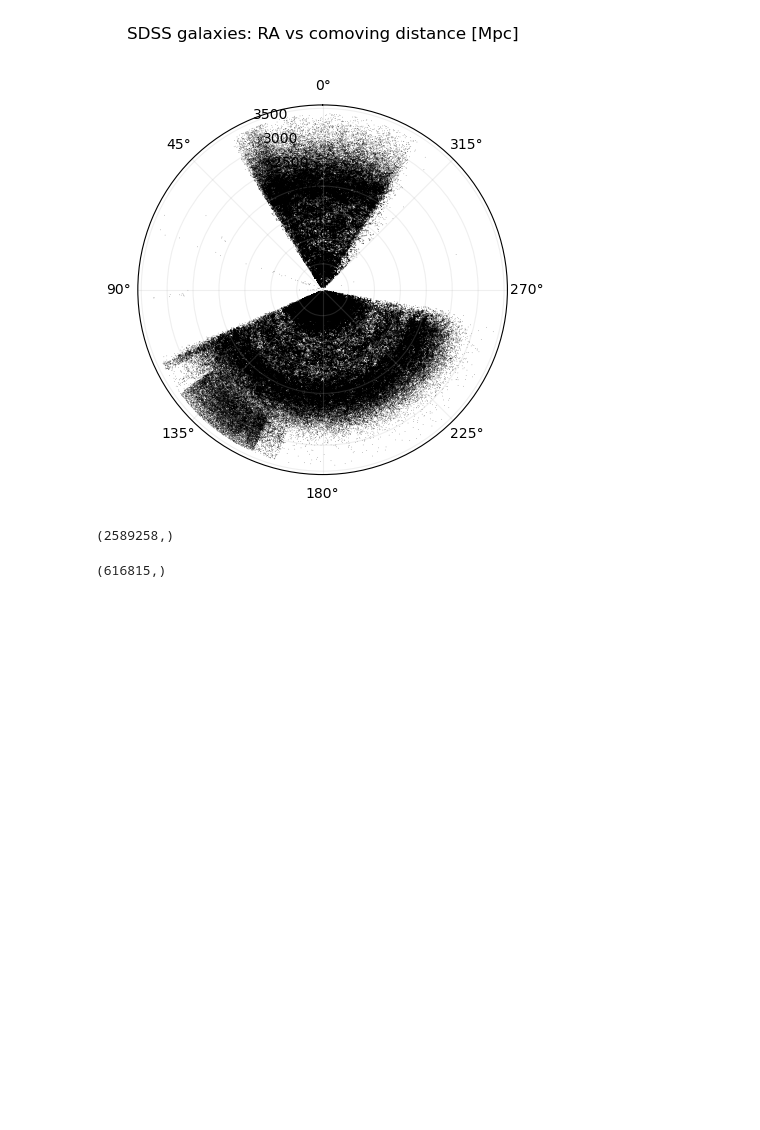
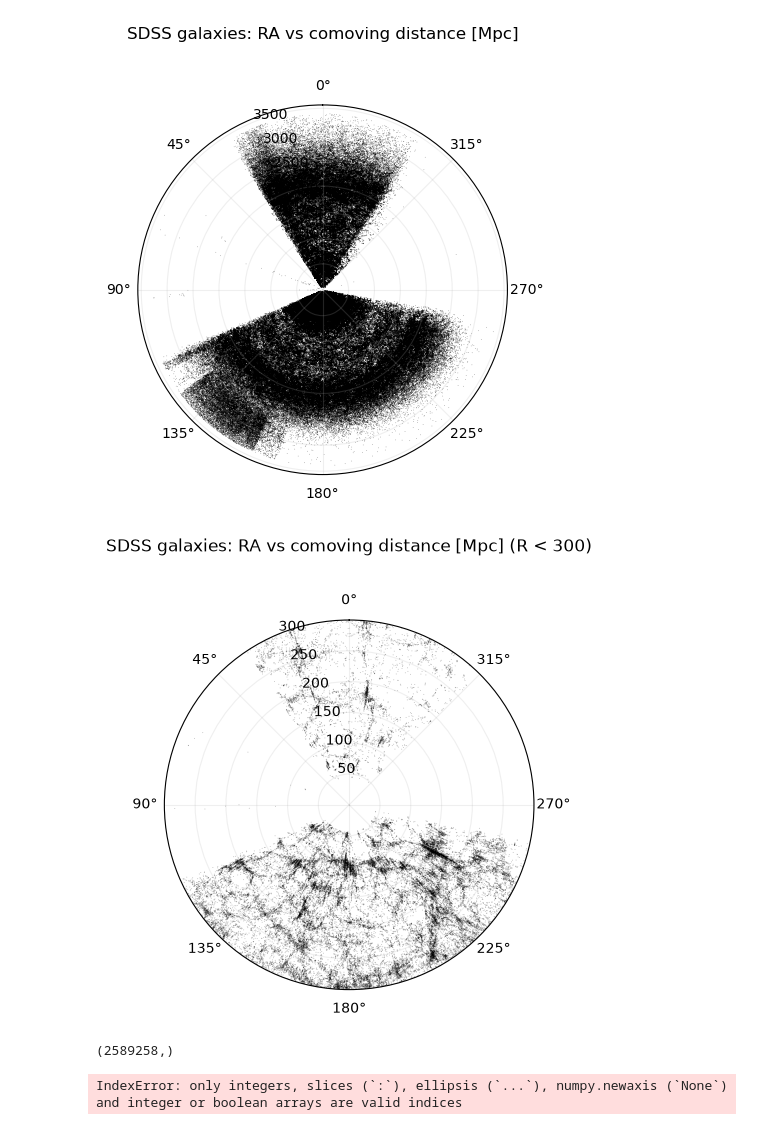
Before and after one commit to glassofmilka/indigo_astrophysics_project, a Jupyter notebook: sdss/astroquery/larger_s_range_astroquery.ipynb, the cells around one changed output. Saved outputs shown, nothing was run; the diff lists cells and outputs as text; code cells hidden in the pictures; blank space fills up the shorter version.

Commit message:
hw for 8/28: updating the sdss astroquery void plots

```diff
--- a/sdss/astroquery/larger_s_range_astroquery.ipynb
+++ b/sdss/astroquery/larger_s_range_astroquery.ipynb
@@ -110,6 +115,22 @@ plt.savefig("SDSS polar graph more redshift.png")
 plt.show()
 # %% [output]
 [figure]
+# %%
+RMax = 300   # Mpc, use 100 for the Illustris-3 comparison
+d = comoving_distance.value
+sel = (dec > 10) & (dec < 24.4) & (d < RMax)
+
+ax = plt.subplot(111, projection="polar")
+ax.scatter(np.deg2rad(ra[sel]), d[sel], s=0.5, c="k", alpha=0.25, edgecolors="none")
+ax.set_theta_zero_location("N")
+ax.set_thetamin(0); ax.set_thetamax(360)
+ax.set_rmax(RMax)
+ax.grid(alpha=0.2)
+ax.set_title(f"SDSS galaxies: RA vs comoving distance [Mpc] (R < {RMax})\n", pad=16)
+plt.savefig(f"SDSS_polar_Rmax{RMax}.png", dpi=150)
+plt.show()
+# %% [output]
+[figure, added]
 # %%
 d.shape
 # %% [output]
@@ -117,4 +138,4 @@ d.shape
 # %%
 d[slice].shape
 # %% [output]
-(616815,)
+IndexError: only integers, slices (`:`), ellipsis (`...`), numpy.newaxis (`None`) and integer or boolean arrays are valid indices
```
Also changed, not shown: parts of 2 cells of this notebook, 6 other files.
